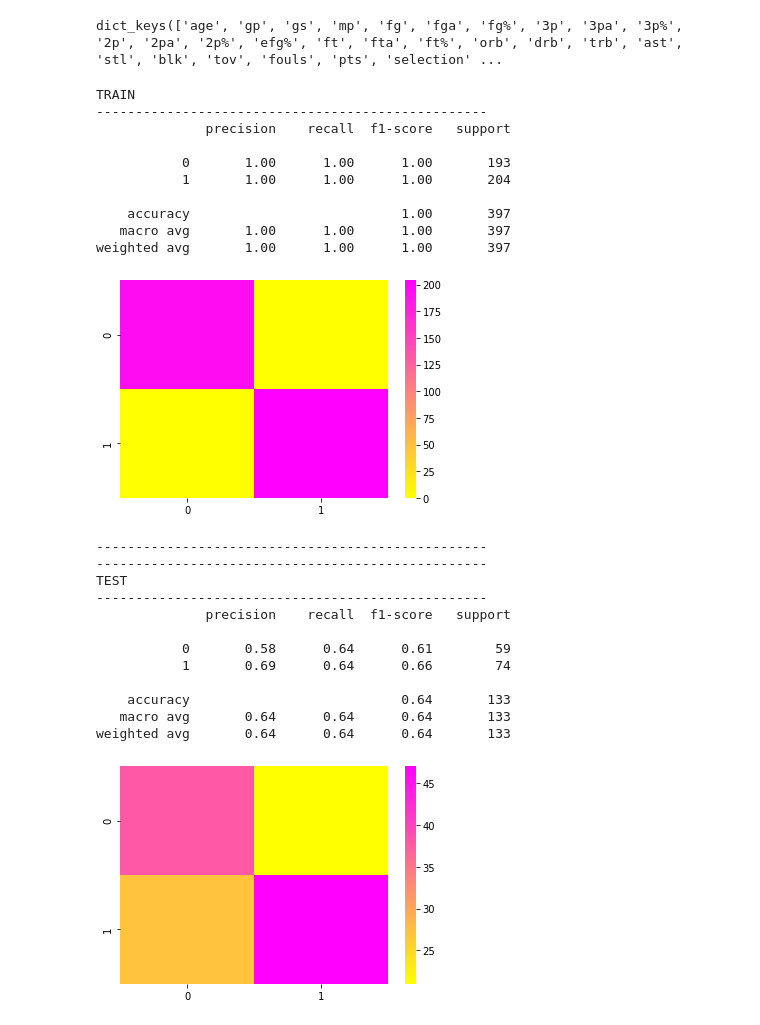
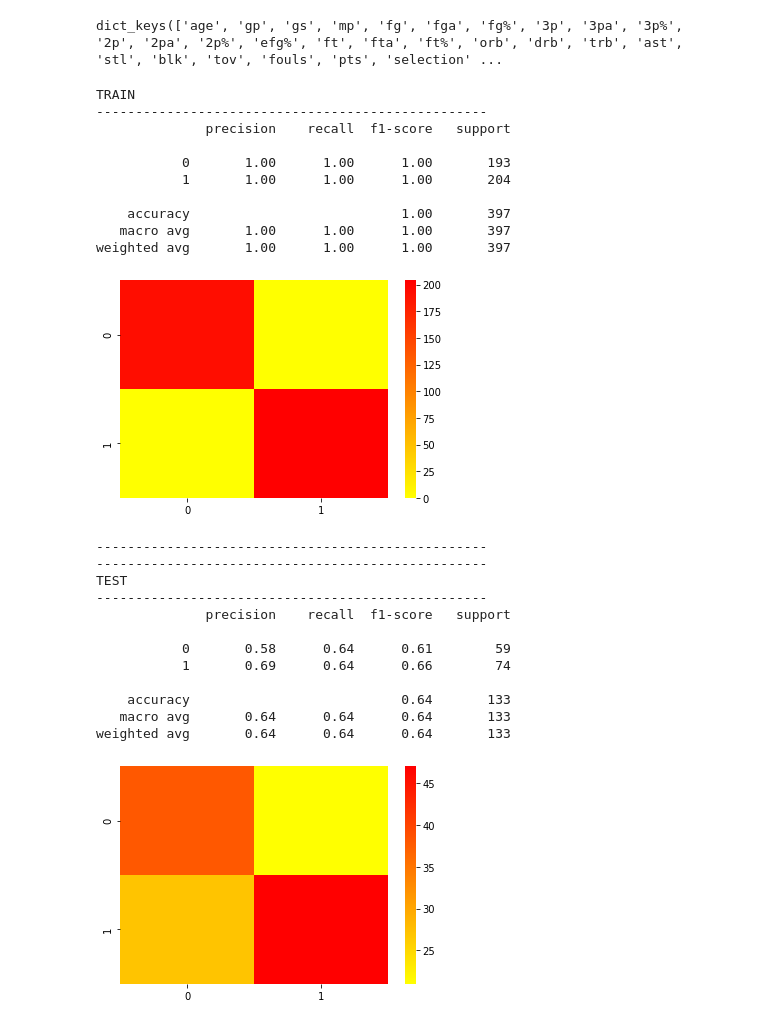
Before and after one commit to ArielJosephCohen/postseason_prediction, a Jupyter notebook: player_stats.ipynb, the cells around one changed output. Saved outputs shown, nothing was run; the diff lists cells and outputs as text; code cells hidden in the pictures.

```diff
--- a/player_stats.ipynb
+++ b/player_stats.ipynb
@@ -518,39 +518,39 @@ pred_e=rf.predict(X_test)
 print('TRAIN')
 print('-'*50)
 print(classification_report(y_train,pred_r))
-(sns.heatmap(confusion_matrix(y_train,pred_r),cmap='spring_r'))
+(sns.heatmap(confusion_matrix(y_train,pred_r),cmap='autumn_r'))
 plt.show()
 print('-'*50)
 print('-'*50)
 print('TEST')
 print('-'*50)
 print(classification_report(y_test,pred_e))
-(sns.heatmap(confusion_matrix(y_test,pred_e),cmap='spring_r'))
+(sns.heatmap(confusion_matrix(y_test,pred_e),cmap='autumn_r'))
 plt.show()
 # %% [output]
 TRAIN
 --------------------------------------------------
               precision    recall  f1-score   support
 
            0       1.00      1.00      1.00       193
            1       1.00      1.00      1.00       204
 
     accuracy                           1.00       397
    macro avg       1.00      1.00      1.00       397
 weighted avg       1.00      1.00      1.00       397
-[figure, old version]
+[figure, new version]
 --------------------------------------------------
 --------------------------------------------------
 TEST
 --------------------------------------------------
               precision    recall  f1-score   support
 
            0       0.58      0.64      0.61        59
            1       0.69      0.64      0.66        74
 
     accuracy                           0.64       133
    macro avg       0.64      0.64      0.64       133
 weighted avg       0.64      0.64      0.64       133
-[figure, old version]
+[figure, new version]
 # %%
 # okay - another marginal improvement
```
Also changed, not shown: 2 other files.
